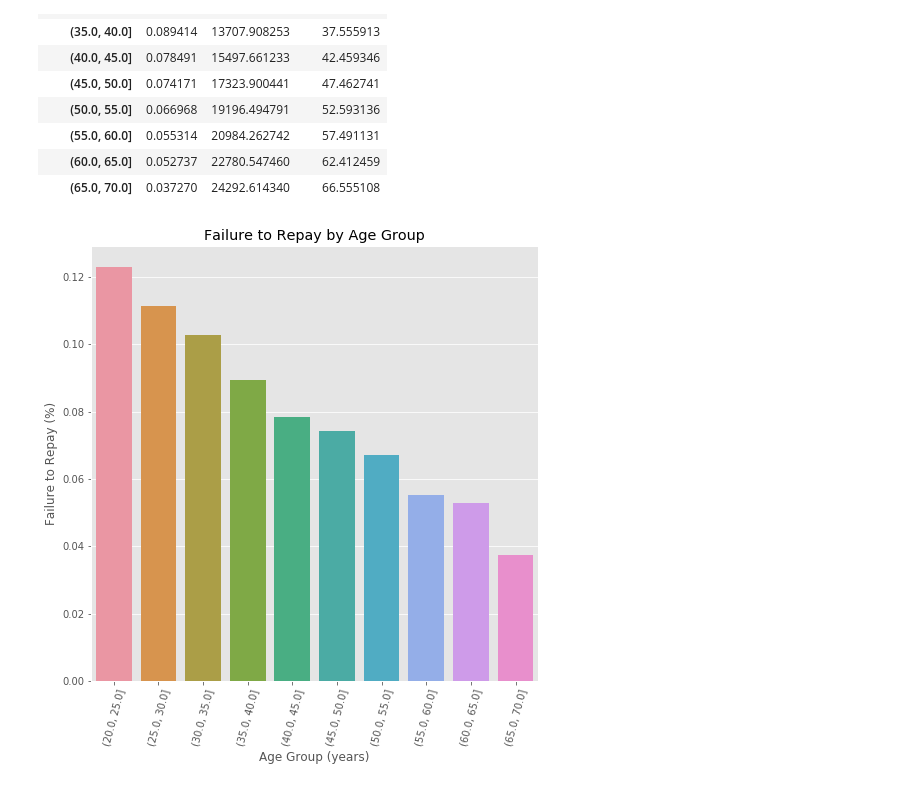
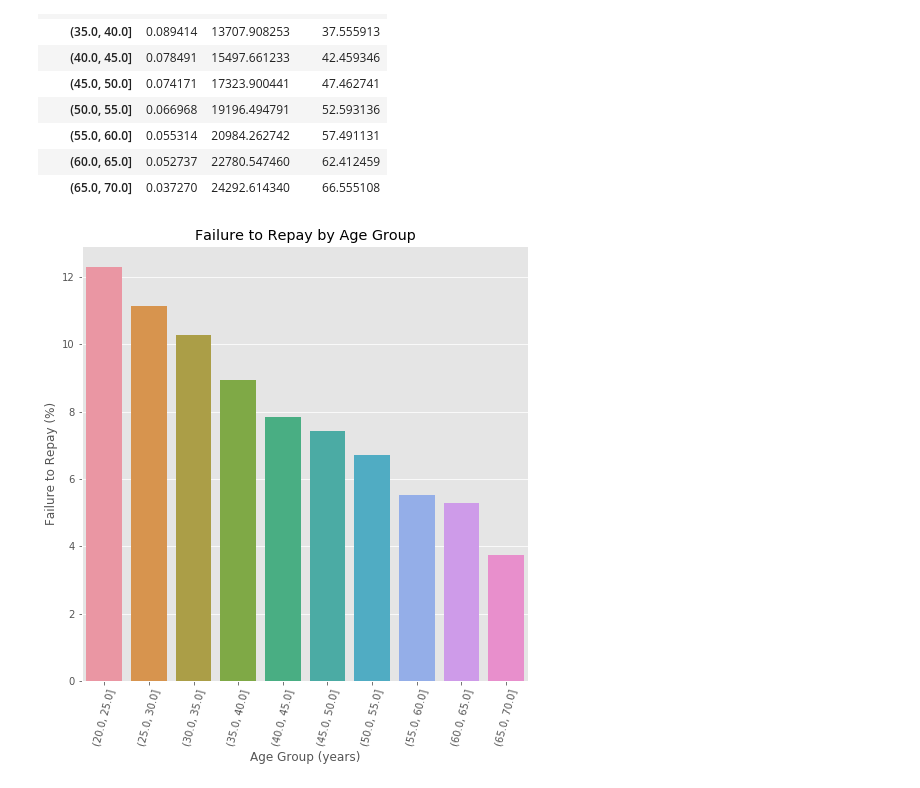
Before and after one commit to waynelin99/3rd-ML100Days-1, a Jupyter notebook: homework/Day_016_HW.ipynb, the cells around one changed output. Saved outputs shown, nothing was run; the diff lists cells and outputs as text; code cells hidden in the pictures.

```diff
--- a/homework/Day_016_HW.ipynb
+++ b/homework/Day_016_HW.ipynb
@@ -123,16 +123,16 @@ age_groups
 # %%
 plt.figure(figsize = (8, 8))
 
 # 以年齡區間為 x, target 為 y 繪製 barplot
 """
 Your Code Here
 """
-px = age_groups.index
-py = age_groups['TARGET']
+px = age_groups.index.astype(str)
+py = 100 * age_groups['TARGET']
 sns.barplot(px, py)
 
 # Plot labeling
 plt.xticks(rotation = 75); plt.xlabel('Age Group (years)'); plt.ylabel('Failure to Repay (%)')
 plt.title('Failure to Repay by Age Group');
 # %% [output]
-[figure, old version]
+[figure, new version]
```
